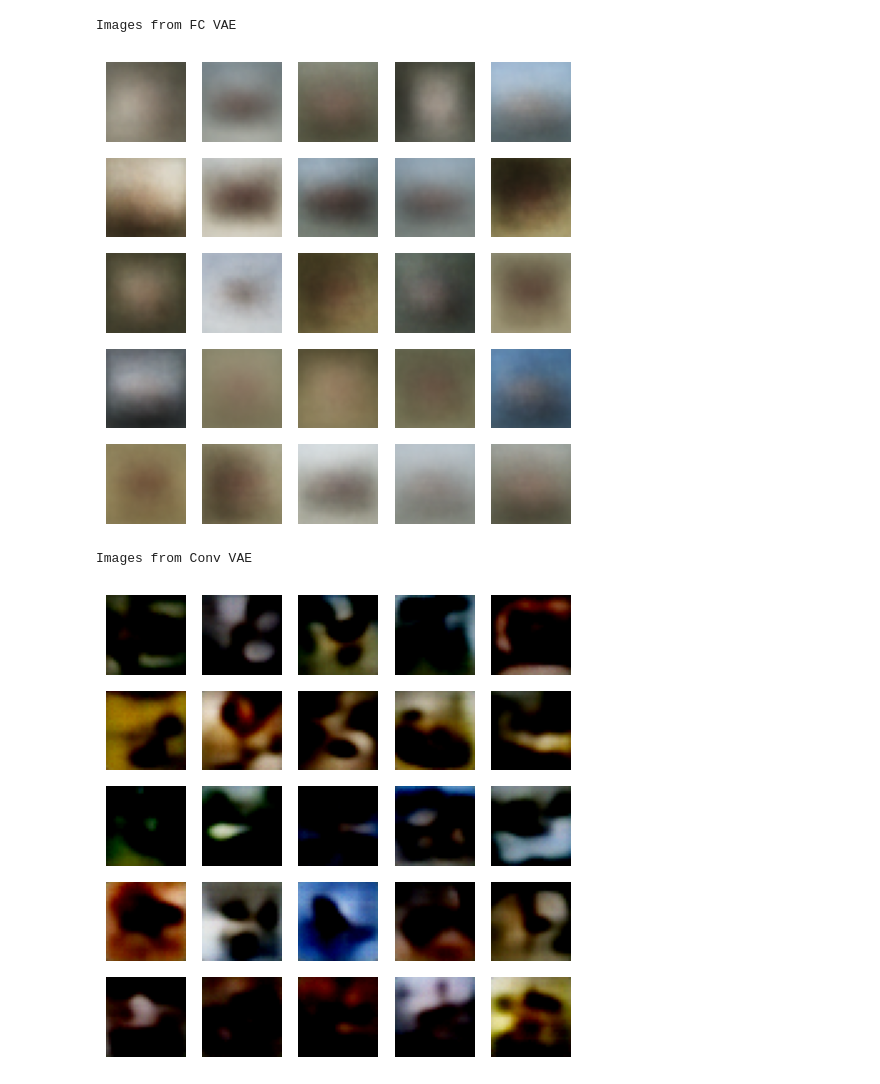
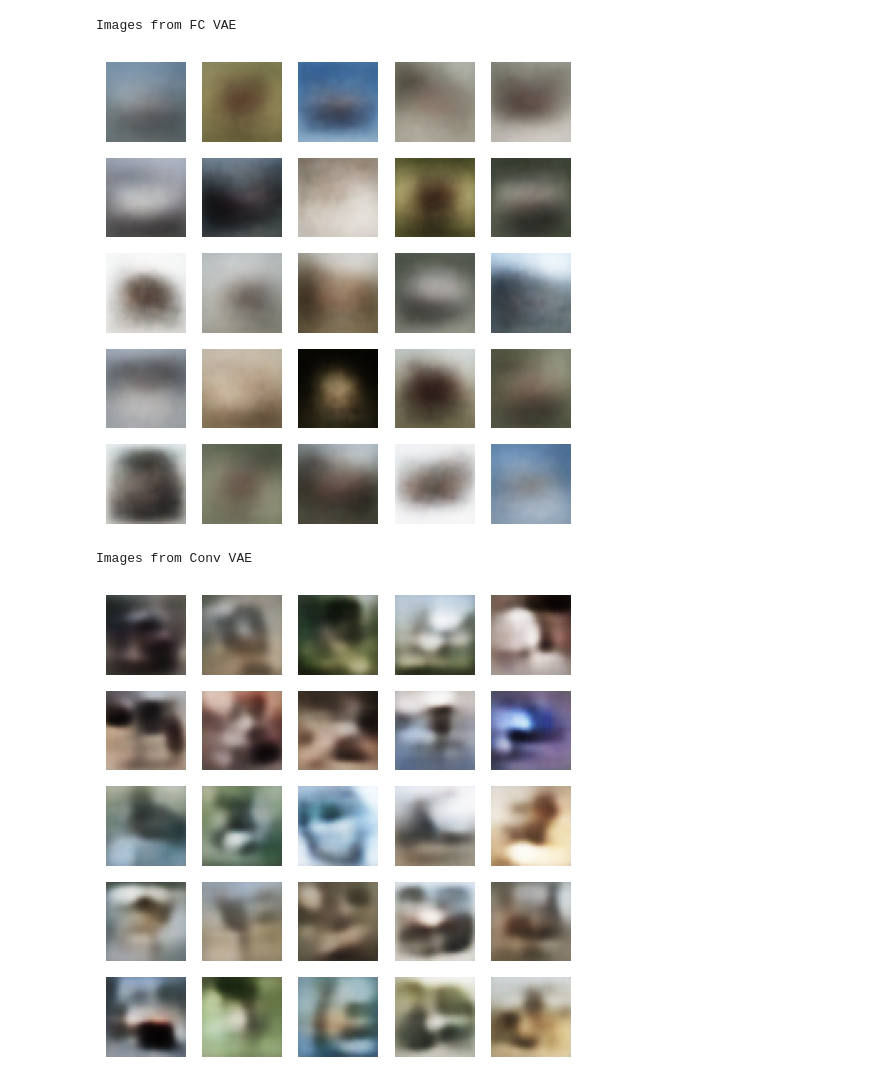
Before and after one commit to RahulChhatbar/Deep-Convolutional-VAE, a Jupyter notebook: src/conv_variational_autoencoder.ipynb, the cells around one changed output. Saved outputs shown, nothing was run; the diff lists cells and outputs as text; code cells hidden in the pictures.

```diff
--- a/src/conv_variational_autoencoder.ipynb
+++ b/src/conv_variational_autoencoder.ipynb
@@ -12,25 +13,27 @@ import matplotlib.pyplot as plt
 
 device = torch.device('cuda' if torch.cuda.is_available() else 'cpu')
 # %%
-# FC VAE Architecture
 class FCVAE(nn.Module):
     def __init__(self, input_dim, hidden_dim, latent_dim):
         super(FCVAE, self).__init__()
         # Encoder
         self.fc1 = nn.Linear(input_dim, hidden_dim)
         self.fc2 = nn.Linear(hidden_dim, hidden_dim * 2)
-        self.fc3 = nn.Linear(hidden_dim * 2, hidden_dim * 2 * 2)
+        self.fc3 = nn.Linear(hidden_dim * 2, hidden_dim * 4)
 
-        self.fc_mu = nn.Linear(hidden_dim * 2 * 2, latent_dim)
-        self.fc_logvar = nn.Linear(hidden_dim * 2 * 2, latent_dim)
+        self.fc_mu = nn.Linear(hidden_dim * 4, latent_dim)
+        self.fc_logvar = nn.Linear(hidden_dim * 4, latent_dim)
+
+        # Latent to hidden
+        self.z_fc = nn.Linear(latent_dim, hidden_dim * 4)
 
         # Decoder
-        self.fc4 = nn.Linear(latent_dim, hidden_dim * 2 * 2)
-        self.fc5 = nn.Linear(hidden_dim * 2 * 2, hidden_dim * 2)
-        self.fc6 = nn.Linear(hidden_dim * 2, hidden_dim)
-        self.fc7 = nn.Linear(hidden_dim, input_dim)
+        self.fc4 = nn.Linear(hidden_dim * 4, hidden_dim * 2)
+        self.fc5 = nn.Linear(hidden_dim * 2, hidden_dim)
+        self.fc6 = nn.Linear(hidden_dim, input_dim)
 
     def encode(self, x):
+        x = x.view(x.size(0), -1)  # Flatten input
         h1 = torch.relu(self.fc1(x))
         h2 = torch.relu(self.fc2(h1))
         h3 = torch.relu(self.fc3(h2))
@@ -42,10 +45,11 @@ class FCVAE(nn.Module):
         return mu + eps * std
 
     def decode(self, z):
-        h4 = torch.relu(self.fc4(z))
-        h5 = torch.relu(self.fc5(h4))
-        h6 = torch.relu(self.fc6(h5))
-        return torch.sigmoid(self.fc7(h6)).view(-1, 3, 32, 32)
+        h = torch.relu(self.z_fc(z))
+        h = torch.relu(self.fc4(h))
+        h = torch.relu(self.fc5(h))
+        x_recon = torch.sigmoid(self.fc6(h))
+        return x_recon.view(-1, 3, 32, 32)
 
     def forward(self, x):
         mu, logvar = self.encode(x)
@@ -201,6 +215,6 @@ Epoch 5/5 train loss: 1905.323780234375 mse loss: 1893.6742475 kld loss: 11.6495
 # %%
 # Function to generate and display new images
-def generate_images(model, num_images, latent_dim):
+def generate_images(model, model_name, num_images, latent_dim):
     if np.sqrt(num_images) % 1 != 0:
         raise ValueError('num_images must be a perfect square')
 
@@ -216,6 +230,10 @@ def generate_images(model, num_images, latent_dim):
     # Convert the generated images to a single tensor
     generated_images = torch.cat(generated_images, dim=0)
 
+    if model_name == 'cvae':
+        # Rescale the images to the range [-1, 1]
+        generated_images = (generated_images + 1) / 2
+
     # Rescale the images to the range [0, 1]
     generated_images = torch.clamp(generated_images, 0, 1)
 
@@ -229,14 +247,14 @@ def generate_images(model, num_images, latent_dim):
         axs[i].axis('off')
     plt.show()
 # %%
-# Assuming you have already trained the model (vae) and it has a latent dimension of 128
+# Generate images
 print('Images from FC VAE')
-generate_images(fcvae, num_images=25, latent_dim=128)
+generate_images(fcvae, 'fcvae', num_images=25, latent_dim=128)
 
 print('Images from Conv VAE')
-generate_images(cvae, num_images=25, latent_dim=128)
+generate_images(cvae, 'cvae', num_images=25, latent_dim=128)
 # %% [output]
 Images from FC VAE
-[figure, old version]
+[figure, new version]
 Images from Conv VAE
-[figure, old version]
+[figure, new version]
```
Also changed, not shown: parts of 6 cells of this notebook, 2 other files.
